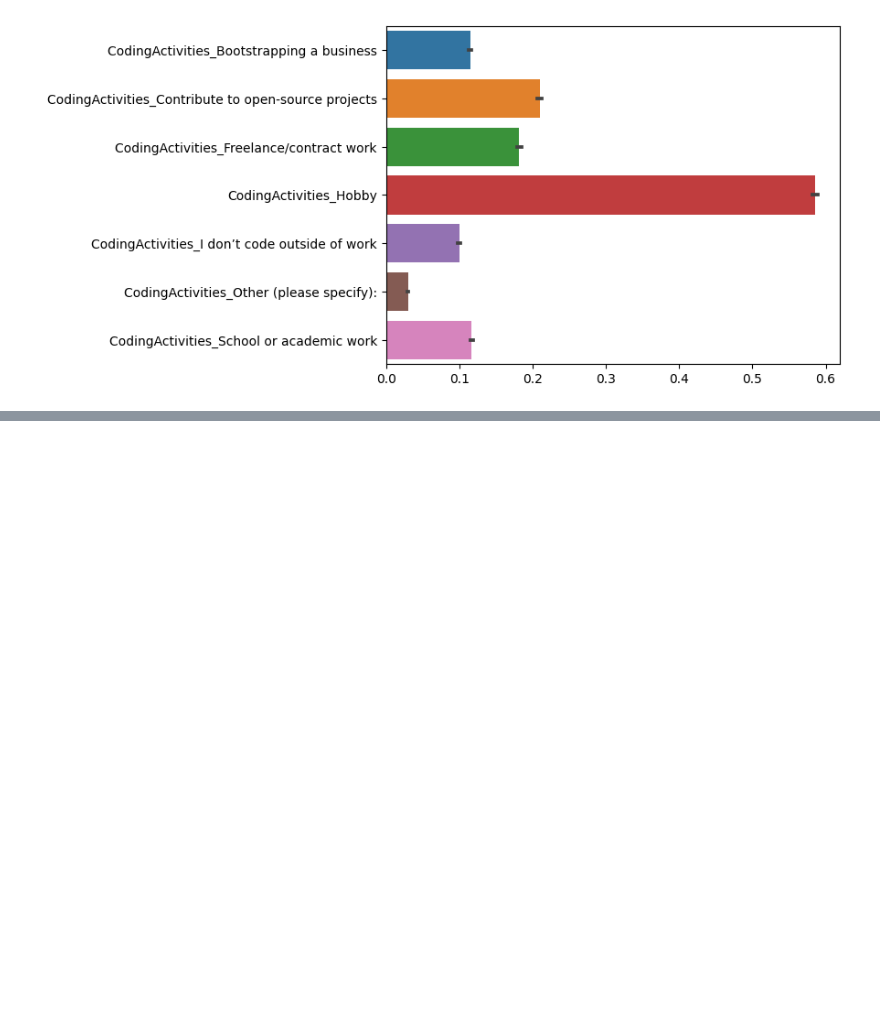
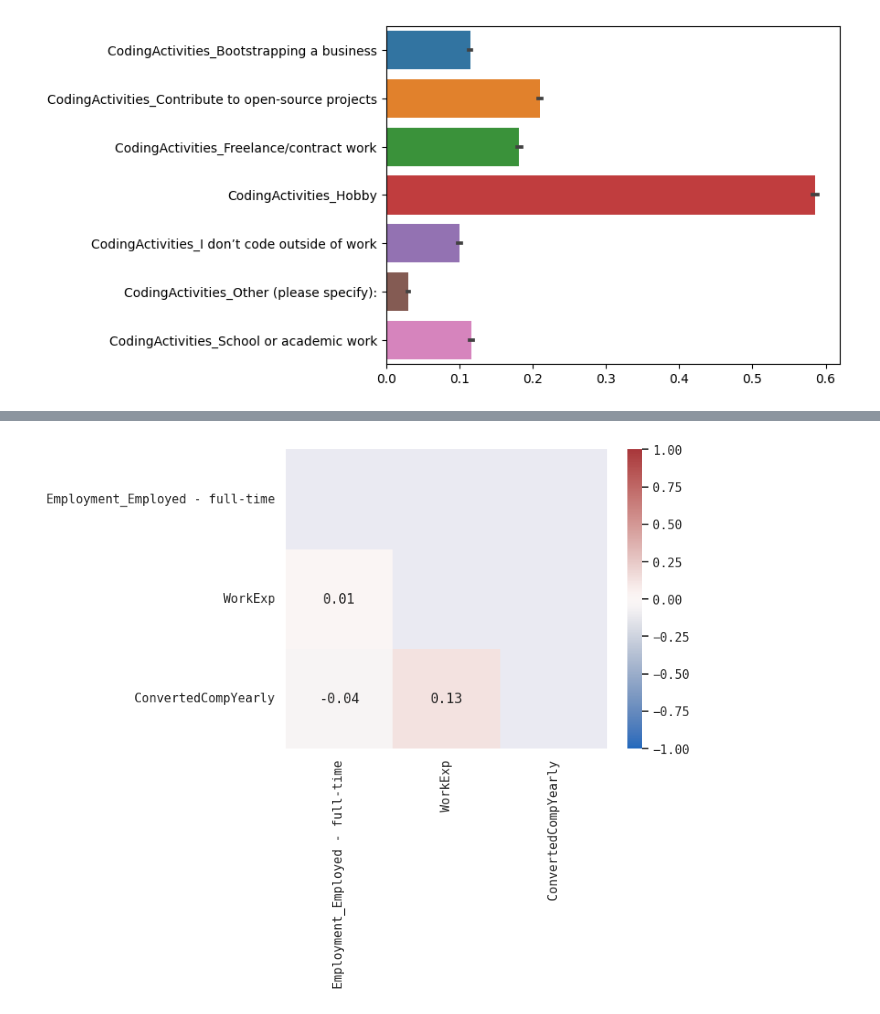
Before and after one commit to ursumarius/developer-survey-analyzing-w-pandas, a Jupyter notebook: data-wrangling/initial-explorative-data-analysis.ipynb, the cells around one changed output, grey strips where cells are left out. Saved outputs shown, nothing was run; the diff lists cells and outputs as text; code cells hidden in the pictures; blank space fills up the shorter version.

```diff
--- a/data-wrangling/initial-explorative-data-analysis.ipynb
+++ b/data-wrangling/initial-explorative-data-analysis.ipynb
@@ -508,0 +580,13 @@ sns.barplot(data=dfa1d_CodingActivities, orient='h')
+# %%
+
+# path to get to soft skills - the people managers what do they have in common
+# confusion_matrix with some key chosen variables
+
+df_matrix = dfa1d_people_managers[["Age", "Employment_Employed - full-time", "EdLevel", "WorkExp", "ConvertedCompYearly"]]
+
+matrix = df_matrix.corr().round(2)
+mask = np.triu(np.ones_like(matrix, dtype=bool))
+sns.heatmap(matrix, annot=True, vmax=1, vmin=-1, center=0, cmap='vlag', mask=mask)
+plt.show()
+# %% [output]
+[figure, added]
```
Also changed, not shown: parts of 8 cells of this notebook.
